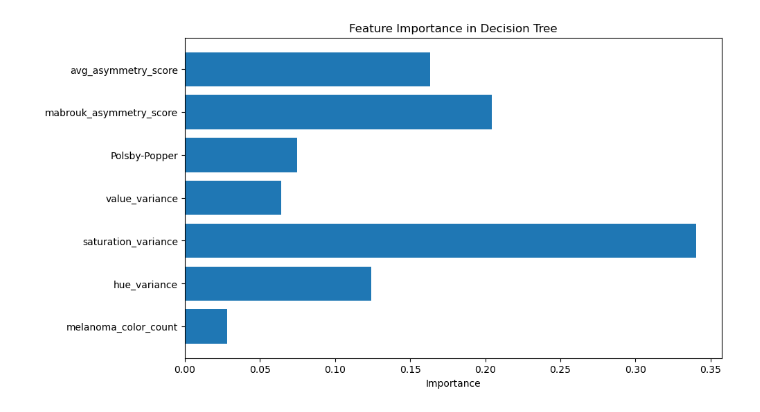
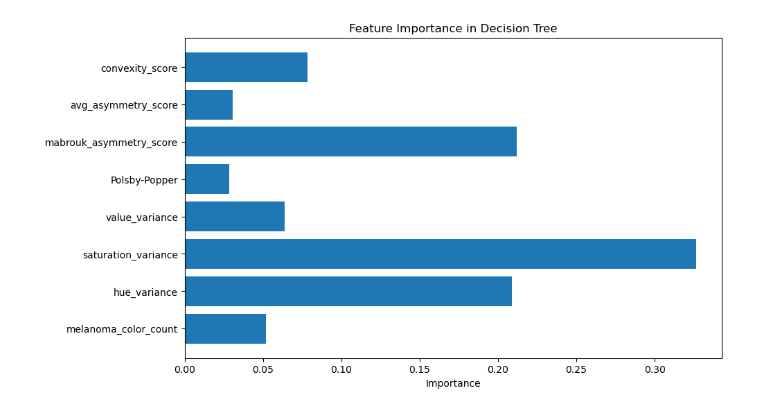
Before and after one commit to FrejaITU/2026_PDS_Whales_Also_Have_Skin_Lesions, a Jupyter notebook: src/Model evaluation/Decision_trees.ipynb, the cells around one changed output. Cells and saved outputs as stored; diff of their text form; code cells hidden in the pictures.

Commit message:
Did some changes to KNN and decisions trees

```diff
--- a/src/Model evaluation/Decision_trees.ipynb
+++ b/src/Model evaluation/Decision_trees.ipynb
@@ -9,7 +9,7 @@ import numpy as np
 import matplotlib.pyplot as plt
 # %%
 import pandas as pd
-df = pd.read_csv("..\data\metadata_(for_scores).csv")
+df = pd.read_csv("..\..\data\metadata_(for_scores).csv")
 df.head()
 # %% [output]
 |  | img_id | patient_id | lesion_id | gender | skin_cancer_diagnosis | diagnostic | biopsed | mask_components | ... |
@@ -21,7 +21,8 @@ df.head()
 # %%
 from sklearn.model_selection import train_test_split
 
-x = df[['melanoma_color_count','hue_variance', 'saturation_variance', 'value_variance', 'Polsby-Popper', 'mabrouk_asymmetry_score', 'avg_asymmetry_score']]
+x = df[['melanoma_color_count','hue_variance', 'saturation_variance',
+        'value_variance', 'Polsby-Popper', 'mabrouk_asymmetry_score', 'avg_asymmetry_score', 'convexity_score']]
 y = df[['skin_cancer_diagnosis']]
 
 dev_x, test_x, dev_y, test_y = train_test_split(
@@ -84,5 +85,5 @@ max_depth= 8 - Train accuracy: 0.7774001699235344 - Val accuracy: 0.562340966921
 # %%
-depths = [1, 3, 5, 7, 10, 15, None]
+depths = [1, 2, 3, 4, 5, 7, 10, 15, None]
 train_accs = []
 val_accs = []
 
@@ -106,0 +108,31 @@ plt.show()
+# %%
+from sklearn.tree import DecisionTreeClassifier
+from sklearn.metrics import roc_auc_score
+import matplotlib.pyplot as plt
+
+depths = [1, 2, 3, 4, 5, 7, 10, 15, None]
+train_aucs = []
+val_aucs = []
+
+
+for d in depths:
+    dt = DecisionTreeClassifier(max_depth=d, random_state=1907)
+    dt.fit(train_x, train_y)
+
+    train_probs = dt.predict_proba(train_x)[:, 1]
+    val_probs = dt.predict_proba(val_x)[:, 1]
+
+    train_aucs.append(roc_auc_score(train_y, train_probs))
+    val_aucs.append(roc_auc_score(val_y, val_probs))
+
+plt.figure(figsize=(10, 6))
+plt.plot(range(len(depths)), train_aucs, marker='o', label='Train', linewidth=2)
+plt.plot(range(len(depths)), val_aucs, marker='o', label='Validation', linewidth=2)
+
+plt.xticks(range(len(depths)), depths)
+plt.xlabel('max_depth')
+plt.ylabel('AUC')
+plt.title('Decision Tree: Finding Optimal Depth (AUC)')
+plt.legend()
+plt.grid(True, alpha=0.3)
+plt.show()
@@ -107,16 +141,17 @@ plt.show()
 # %%
 # Train your best model
 dt = DecisionTreeClassifier(max_depth=5, random_state=1907)
 dt.fit(train_x, train_y)
 
 # See which features are most important
 feature_names = ['melanoma_color_count','hue_variance', 'saturation_variance',
-                 'value_variance', 'Polsby-Popper', 'mabrouk_asymmetry_score', 'avg_asymmetry_score']
+                 'value_variance', 'Polsby-Popper', 'mabrouk_asymmetry_score', 'avg_asymmetry_score',
+                 'convexity_score']
 
 plt.figure(figsize=(10, 6))
 plt.barh(feature_names, dt.feature_importances_)
 plt.xlabel('Importance')
 plt.title('Feature Importance in Decision Tree')
 plt.show()
 # %% [output]
-[figure, old version]
+[figure, new version]
```
Also changed, not shown: parts of 5 cells of this notebook, 1 other file.
